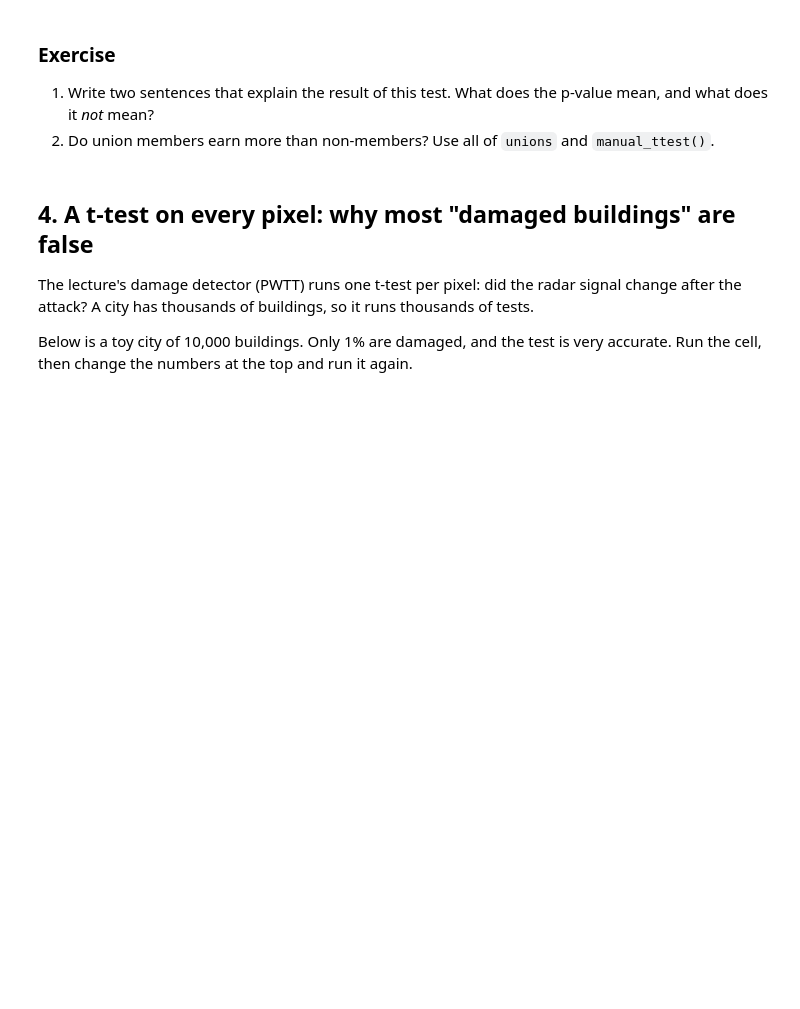
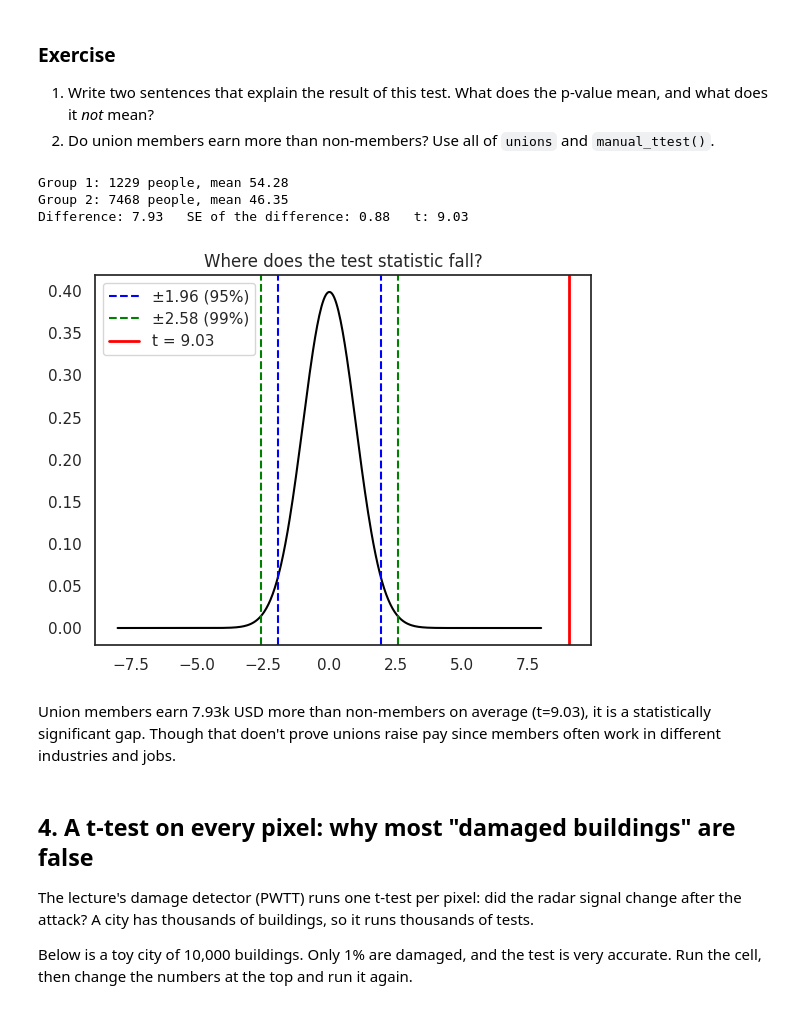
Before and after one commit to aydaugurel-web/QM2, a Jupyter notebook: notebooks/W06. Hypothesis Testing.ipynb, the cells around one changed output. Saved outputs shown, nothing was run; the diff lists cells and outputs as text; code cells hidden in the pictures; blank space fills up the shorter version.

```diff
--- a/notebooks/W06. Hypothesis Testing.ipynb
+++ b/notebooks/W06. Hypothesis Testing.ipynb
@@ -211,7 +211,21 @@ p-value = 2.12797073051945e-11
 1. Write two sentences that explain the result of this test. What does the p-value mean, and what does it *not* mean?
 2. Do union members earn more than non-members? Use all of `unions` and `manual_ttest()`.
 # %%
-# your code here
+#1) In this sample, mean earned 13.41k more than women on average, the t=6.79 is far beyond the 2.58 critical value, so we reject H0 at the 1% level (the gap is too large to be just sampling error). The p-value is the chance of seening a gap this large if there were really no differences, and not the chance thart H0 is true, and it doesn't tell us wwhy the gap exists either.
+
+#2)
+
+members = unions[unions["member"] == 1]["income"]
+non_members = unions[unions["member"] == 0]["income"]
+t_union = manual_ttest(members, non_members)
+plot_z(t_union)
+# %% [output]
+Group 1: 1229 people, mean 54.28
+Group 2: 7468 people, mean 46.35
+Difference: 7.93   SE of the difference: 0.88   t: 9.03
+[figure, added]
+# %% [markdown]
+Union members earn 7.93k USD more than non-members on average (t=9.03), it is a statistically significant gap. Though that doen't prove unions raise pay since members often work in different industries and jobs.
 # %% [markdown]
 ## 4. A t-test on every pixel: why most "damaged buildings" are false
 
```
Also changed, not shown: parts of 4 cells of this notebook.
